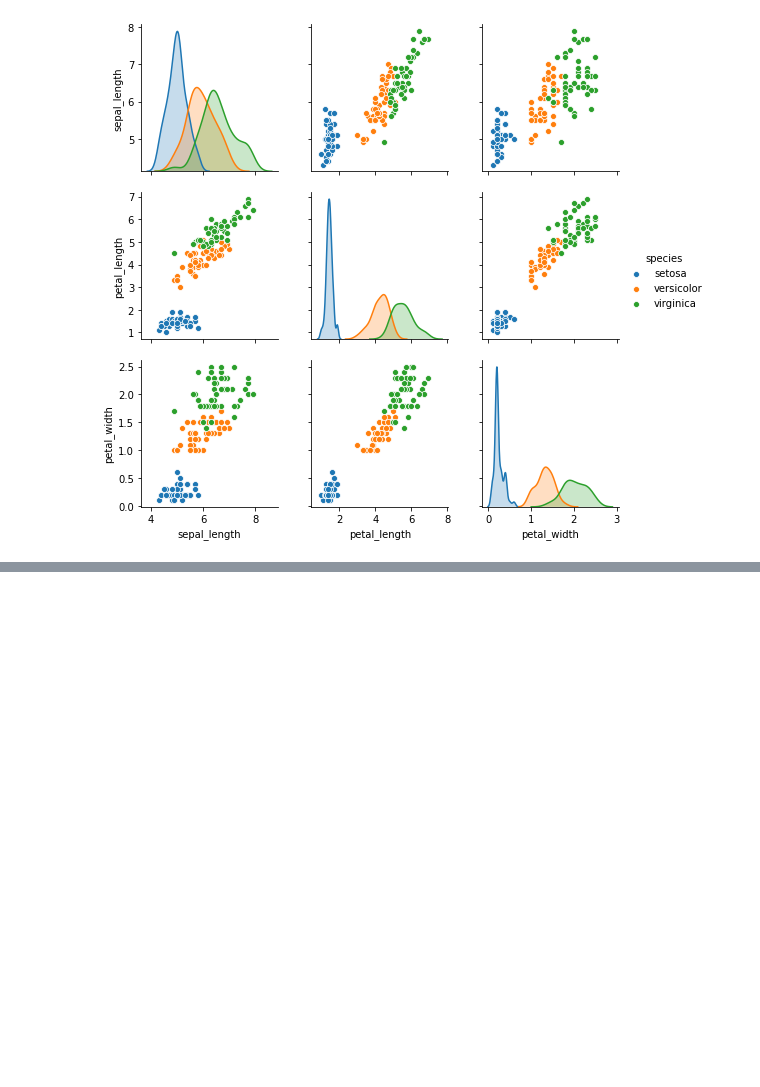
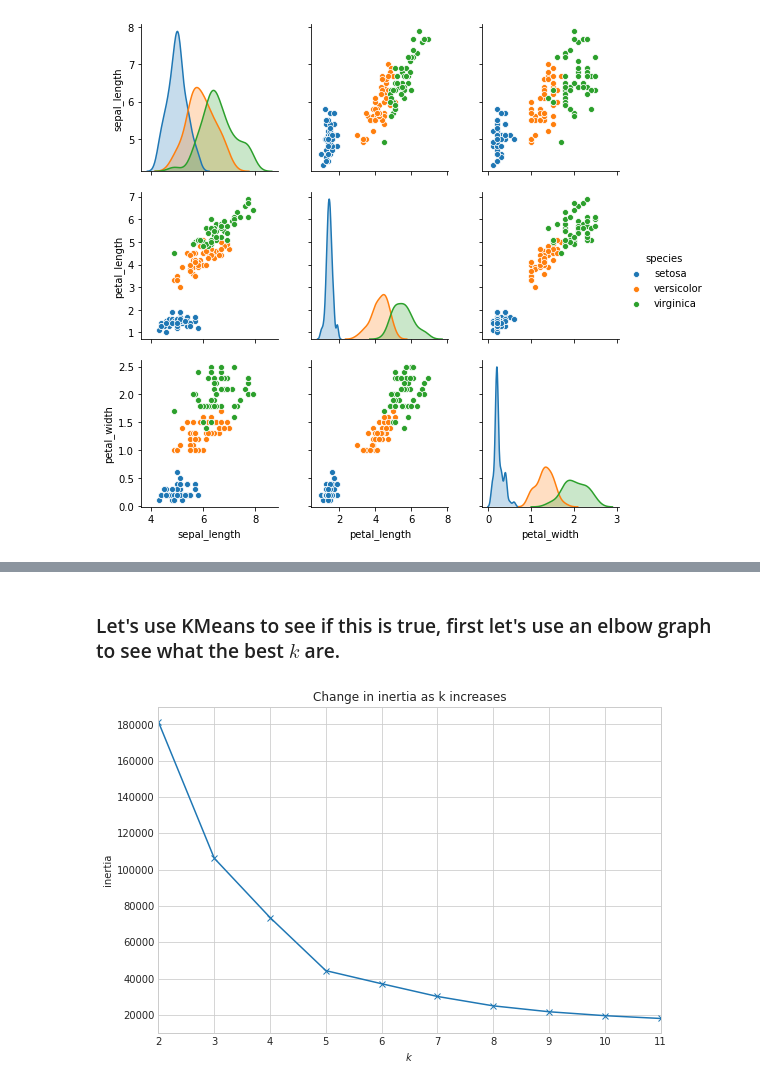
Before and after one commit to RyanMcCall/ds-methodologies-exercises, a Jupyter notebook: clustering/modeling.ipynb, the cells around one changed output, grey strips where cells are left out. Drawn from its saved outputs; the diff is of its cells as text; code cells hidden in the pictures; blank space fills up the shorter version.

```diff
--- a/clustering/modeling.ipynb
+++ b/clustering/modeling.ipynb
@@ -146,0 +187,14 @@ sns.pairplot(df, hue='species')
+# %% [markdown]
+### Let's use KMeans to see if this is true, first let's use an elbow graph to see what the best $k$ are.
+# %%
+X = mall[['annual_income', 'spending_score']]
+
+with plt.style.context('seaborn-whitegrid'):
+    plt.figure(figsize=(9, 6))
+    pd.Series({k: KMeans(k).fit(X).inertia_ for k in range(2, 12)}).plot(marker='x')
+    plt.xticks(range(2, 12))
+    plt.xlabel('$k$')
+    plt.ylabel('inertia')
+    plt.title('Change in inertia as k increases')
+# %% [output]
+[figure, added]
```
Also changed, not shown: parts of 25 cells of this notebook.
